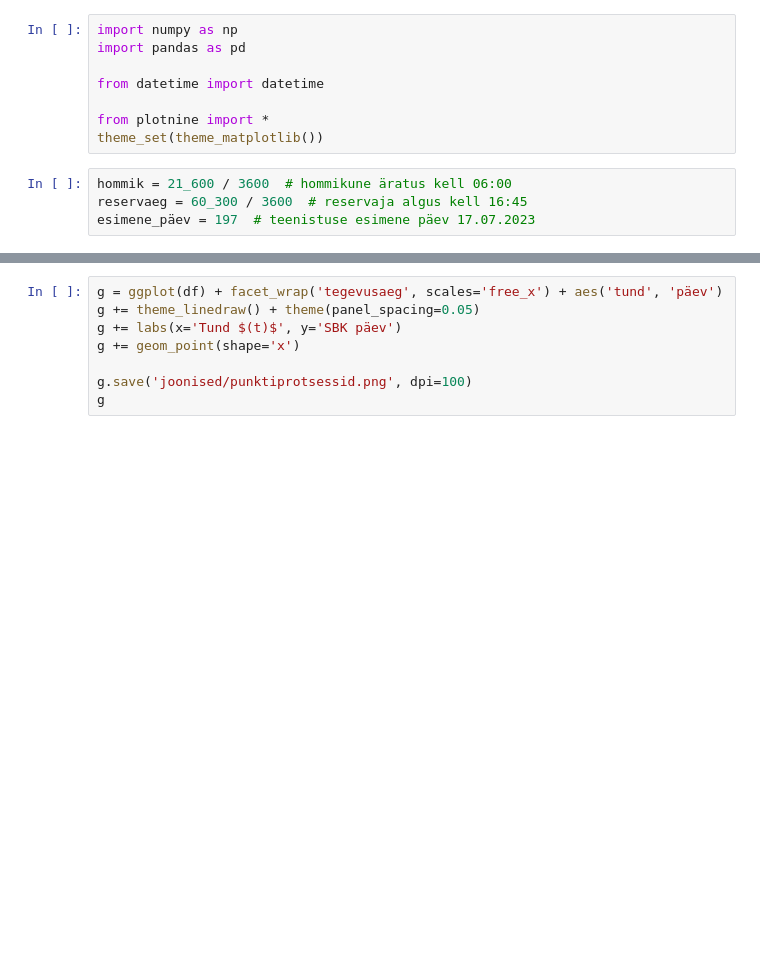
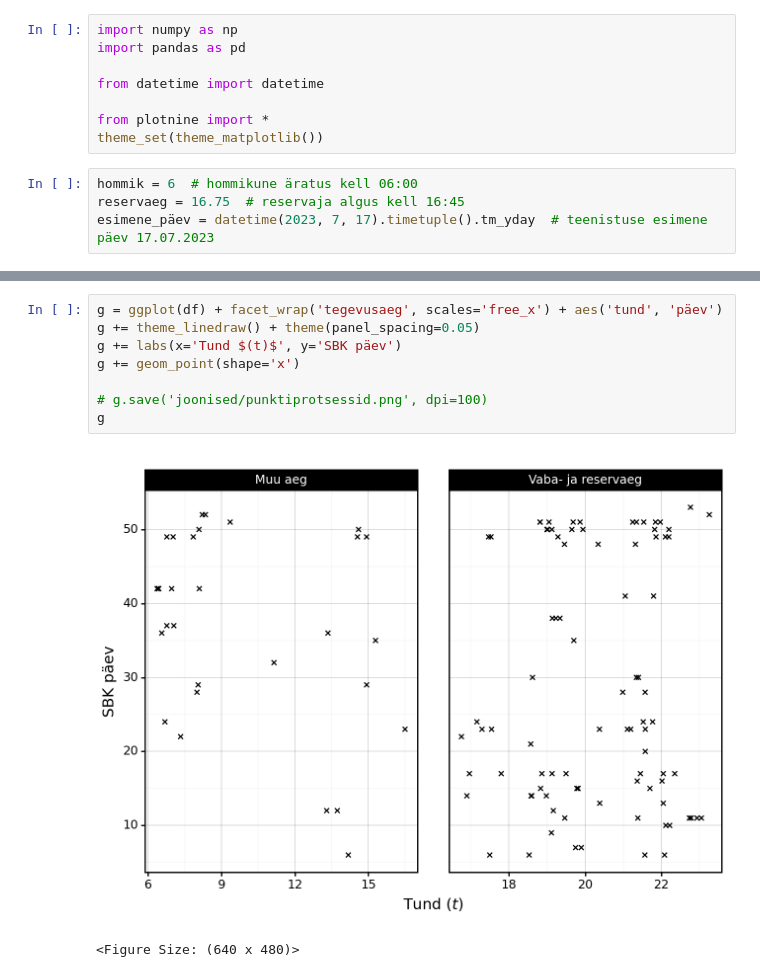
Before and after one commit to mart-mihkel/spioonid, a Jupyter notebook: joonised.ipynb, the cells around one changed output, grey strips where cells are left out. Drawn from its saved outputs; the diff is of its cells as text; blank space fills up the shorter version.

Commit message:
joonised

```diff
--- a/joonised.ipynb
+++ b/joonised.ipynb
@@ -7,9 +7,9 @@ from datetime import datetime
 from plotnine import *
 theme_set(theme_matplotlib())
 # %%
-hommik = 21_600 / 3600  # hommikune äratus kell 06:00
-reservaeg = 60_300 / 3600  # reservaja algus kell 16:45
-esimene_päev = 197  # teenistuse esimene päev 17.07.2023
+hommik = 6  # hommikune äratus kell 06:00
+reservaeg = 16.75  # reservaja algus kell 16:45
+esimene_päev = datetime(2023, 7, 17).timetuple().tm_yday  # teenistuse esimene päev 17.07.2023
 # %%
 df = pd.read_csv('andmed/spioonid.csv')
 
@@ -24,8 +31,11 @@ df.tail()
 # %%
 g = ggplot(df) + facet_wrap('tegevusaeg', scales='free_x') + aes('tund', 'päev')
 g += theme_linedraw() + theme(panel_spacing=0.05)
 g += labs(x='Tund $(t)$', y='SBK päev')
 g += geom_point(shape='x')
 
-g.save('joonised/punktiprotsessid.png', dpi=100)
+# g.save('joonised/punktiprotsessid.png', dpi=100)
 g
+# %% [output]
+[figure, added]
+<Figure Size: (640 x 480)>
```
Also changed, not shown: parts of 1 cell of this notebook, 2 other files.
